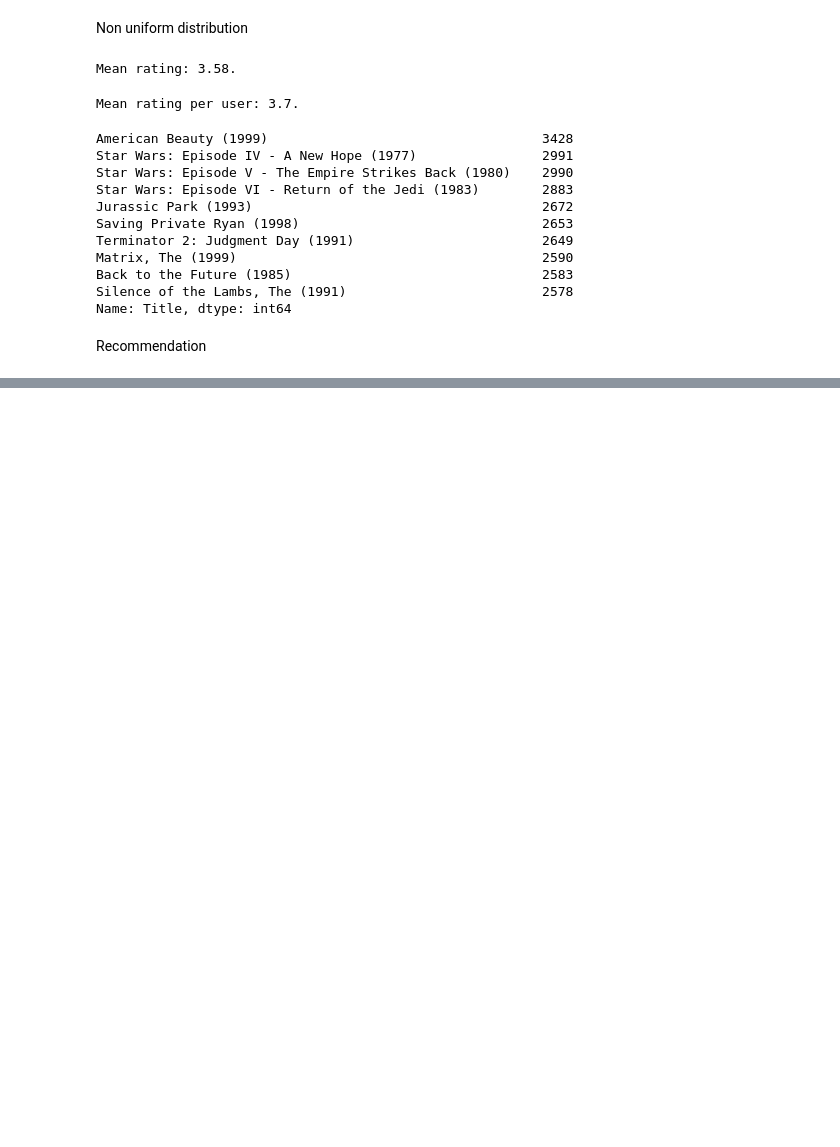
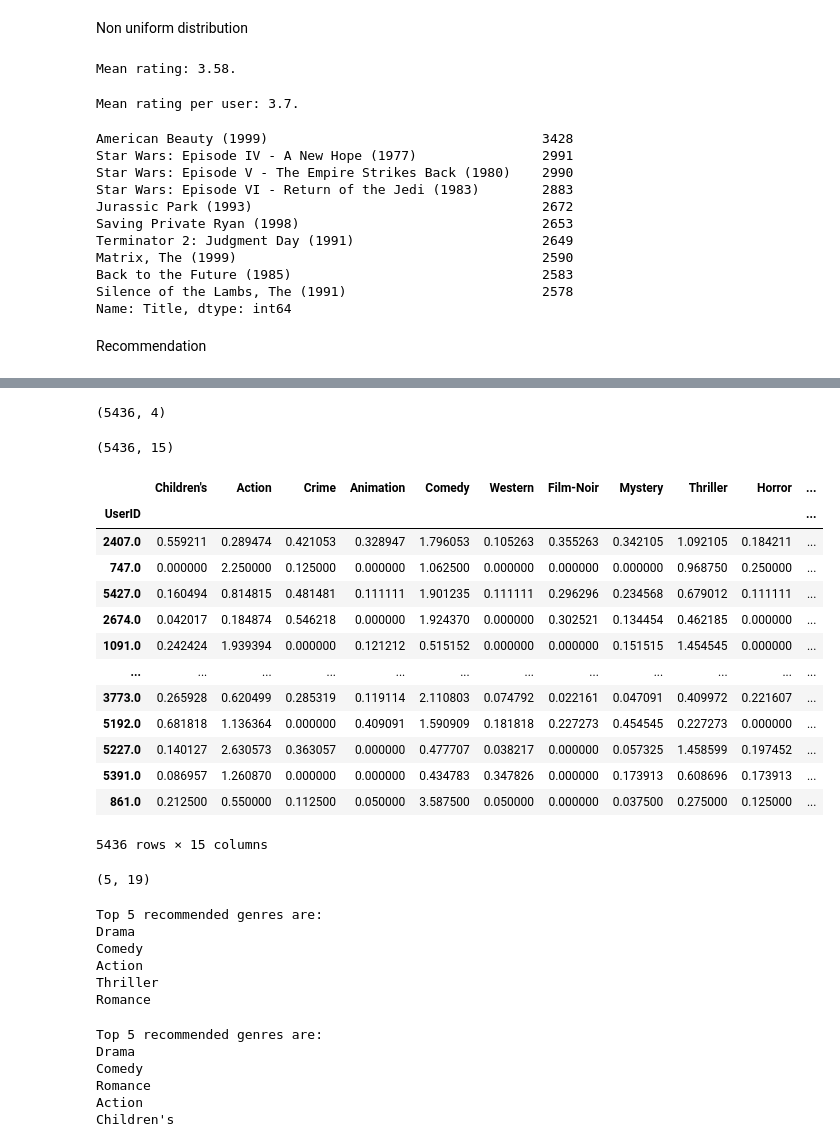
Before and after one commit to Surya-Sastry/Recsys, a Jupyter notebook: recsys.ipynb, the cells around one changed output, grey strips where cells are left out. Saved outputs shown, nothing was run; the diff lists cells and outputs as text; code cells hidden in the pictures; blank space fills up the shorter version.

```diff
--- a/recsys.ipynb
+++ b/recsys.ipynb
@@ -341,0 +473,29 @@ k_means_df
+# %%
+from sklearn.model_selection import train_test_split
+random_state = 42
+X_train,X_test,y_train,y_test=train_test_split(x,y,test_size=0.1, shuffle=True,random_state=random_state)
+# %%
+X_train.shape
+# %% [output]
+(5436, 4)
+# %%
+y_train.shape
+# %% [output]
+(5436, 15)
+# %%
+y_train
+# %% [output]
+|  | Children's | Action | Crime | Animation | Comedy | Western | Film-Noir | Mystery | Thriller | Horror | ... |
+| UserID |  |  |  |  |  |  |  |  |  |  | ... |
+| 2407.0 | 0.559211 | 0.289474 | 0.421053 | 0.328947 | 1.796053 | 0.105263 | 0.355263 | 0.342105 | 1.092105 | 0.184211 | ... |
+| 747.0 | 0.000000 | 2.250000 | 0.125000 | 0.000000 | 1.062500 | 0.000000 | 0.000000 | 0.000000 | 0.968750 | 0.250000 | ... |
+| 5427.0 | 0.160494 | 0.814815 | 0.481481 | 0.111111 | 1.901235 | 0.111111 | 0.296296 | 0.234568 | 0.679012 | 0.111111 | ... |
+| 2674.0 | 0.042017 | 0.184874 | 0.546218 | 0.000000 | 1.924370 | 0.000000 | 0.302521 | 0.134454 | 0.462185 | 0.000000 | ... |
+| 1091.0 | 0.242424 | 1.939394 | 0.000000 | 0.121212 | 0.515152 | 0.000000 | 0.000000 | 0.151515 | 1.454545 | 0.000000 | ... |
+| ... | ... | ... | ... | ... | ... | ... | ... | ... | ... | ... | ... |
+| 3773.0 | 0.265928 | 0.620499 | 0.285319 | 0.119114 | 2.110803 | 0.074792 | 0.022161 | 0.047091 | 0.409972 | 0.221607 | ... |
+| 5192.0 | 0.681818 | 1.136364 | 0.000000 | 0.409091 | 1.590909 | 0.181818 | 0.227273 | 0.454545 | 0.227273 | 0.000000 | ... |
+| 5227.0 | 0.140127 | 2.630573 | 0.363057 | 0.000000 | 0.477707 | 0.038217 | 0.000000 | 0.057325 | 1.458599 | 0.197452 | ... |
+| 5391.0 | 0.086957 | 1.260870 | 0.000000 | 0.000000 | 0.434783 | 0.347826 | 0.000000 | 0.173913 | 0.608696 | 0.173913 | ... |
+| 861.0 | 0.212500 | 0.550000 | 0.112500 | 0.050000 | 3.587500 | 0.050000 | 0.000000 | 0.037500 | 0.275000 | 0.125000 | ... |
+5436 rows × 15 columns
@@ -341,0 +504,4 @@ k_means_df
+# %%
+matrix.shape
+# %% [output]
+(5, 19)
@@ -341,0 +519,32 @@ k_means_df
+# %%
+# X_test.to_numpy()[0][:x_col_size]
+sorted_ratings = predict(X_test.to_numpy()[0],kmeans_model,matrix)
+s="Top 5 recommended genres are:\n"
+for i in range(5):
+    s+=y_train.columns[sorted_ratings[i][1]]+"\n"
+print(s)
+# %% [output]
+Top 5 recommended genres are:
+Drama
+Comedy
+Action
+Thriller
+Romance
+# %%
+sorted_ratings_actual=[]
+inferred = y_test.to_numpy()[0]
+for idx,element in enumerate(inferred):
+    sorted_ratings_actual.append([element,idx])
+sorted_ratings_actual.sort()
+sorted_ratings_actual.reverse()
+s="Top 5 recommended genres are:\n"
+for i in range(5):
+    s+=y_test.columns[sorted_ratings_actual[i][1]]+"\n"
+print(s)
+# %% [output]
+Top 5 recommended genres are:
+Drama
+Comedy
+Romance
+Action
+Children's
```
Also changed, not shown: parts of 34 cells of this notebook.
